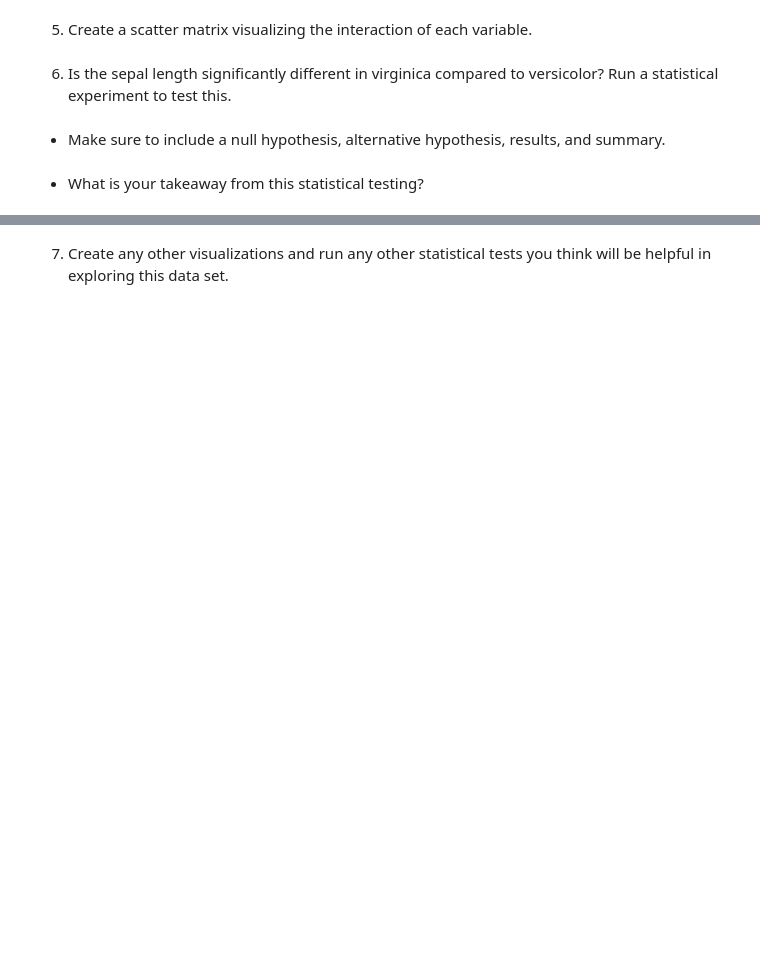
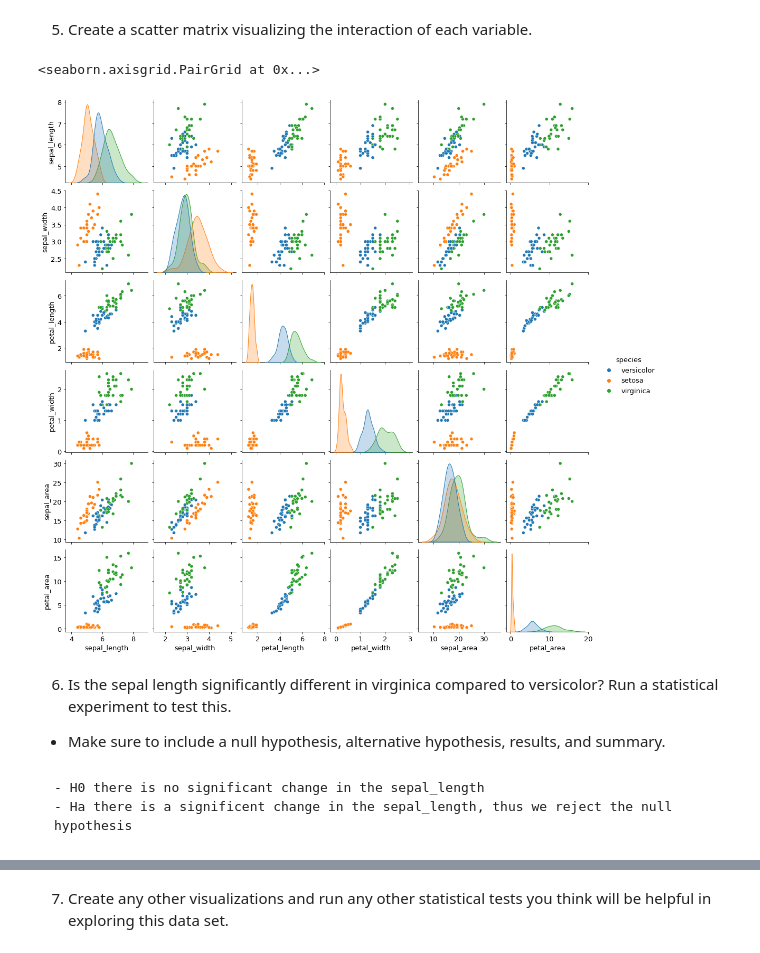
Before and after one commit to mdalton87/classification-exercises, a Jupyter notebook: classification_exercises.ipynb, the cells around one changed output, grey strips where cells are left out. Cells and saved outputs as stored; diff of their text form; code cells hidden in the pictures; blank space fills up the shorter version.

Commit message:
completed data exploration in classification, added model_evaluation exercises and c3.csv

```diff
--- a/classification_exercises.ipynb
+++ b/classification_exercises.ipynb
@@ -316,8 +361,15 @@ plt.show()
 # %% [markdown]
 5. Create a scatter matrix visualizing the interaction of each variable.
+# %%
+
+sns.pairplot(data=train_with_areas, hue='species')
+# %% [output]
+<seaborn.axisgrid.PairGrid at 0x...>
+[figure, added]
 # %% [markdown]
 6. Is the sepal length significantly different in virginica compared to versicolor? Run a statistical experiment to test this.
+
+- Make sure to include a null hypothesis, alternative hypothesis, results, and summary.
-# %% [markdown]
-- Make sure to include a null hypothesis, alternative hypothesis, results, and summary.
-# %% [markdown]
-- What is your takeaway from this statistical testing?
+# %% [markdown]
+    - H0 there is no significant change in the sepal_length
+    - Ha there is a significent change in the sepal_length, thus we reject the null hypothesis
```
Also changed, not shown: parts of 22 cells of this notebook, 2 other files.
